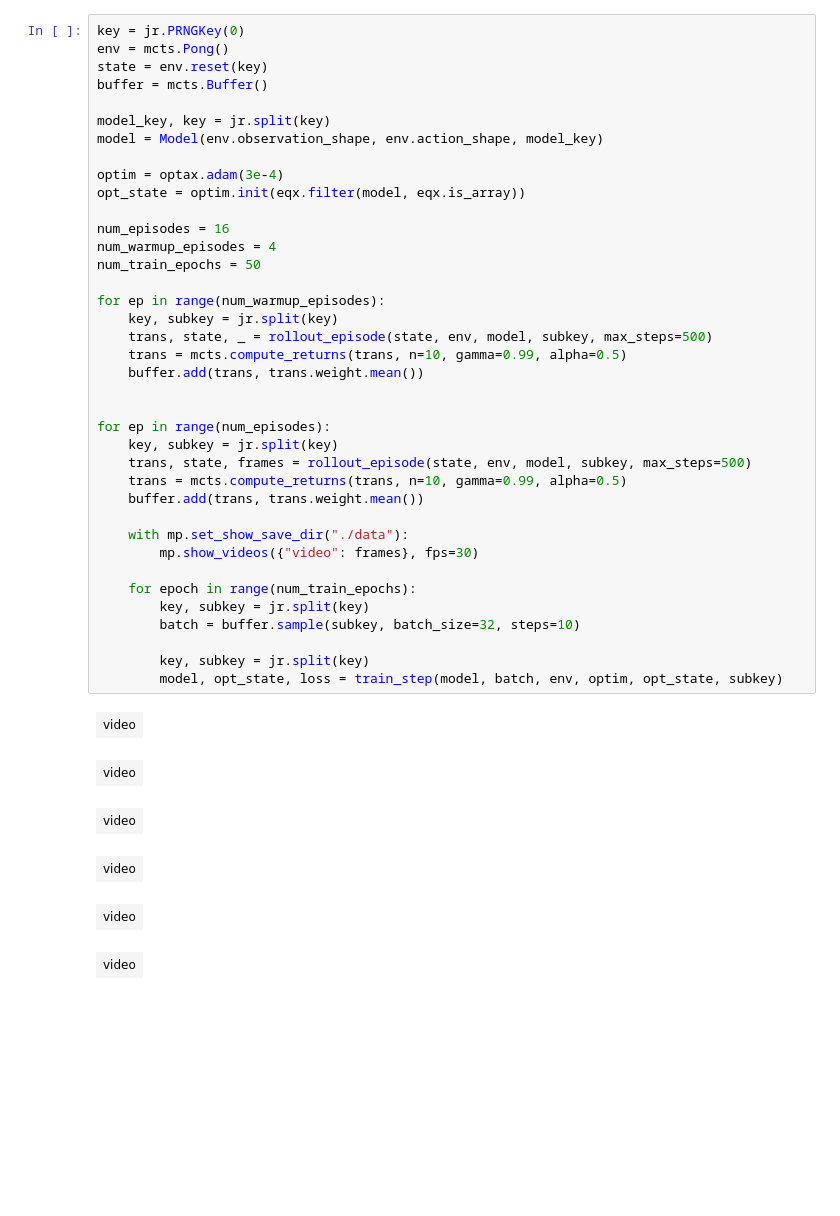
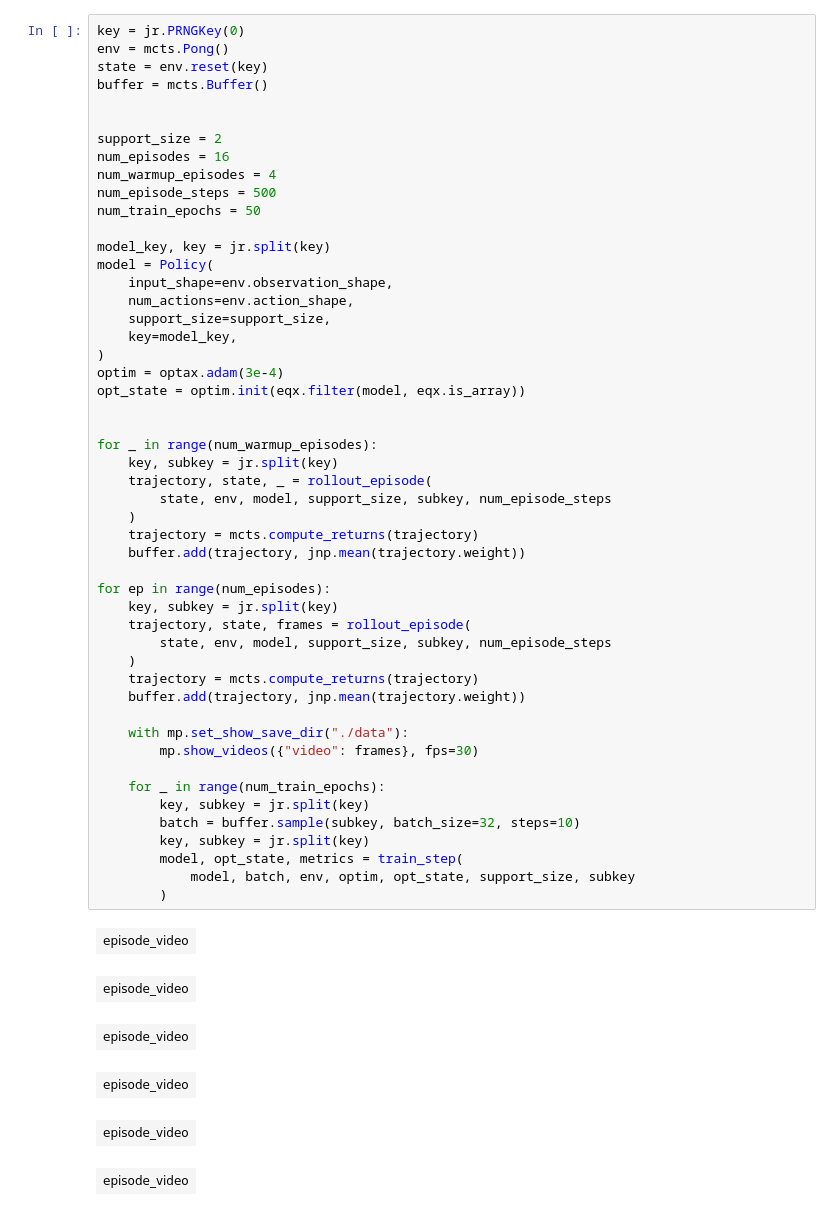
Before and after one commit to alec-tschantz/mcts, a Jupyter notebook: muzero.ipynb, the cells around one changed output. Drawn from its saved outputs; the diff is of its cells as text; blank space fills up the shorter version.

Commit message:
added discrete support

```diff
--- a/muzero.ipynb
+++ b/muzero.ipynb
@@ -142,45 +182,57 @@ def rollout_episode(state, env, model, rng_key, max_steps=200):
 # %%
 key = jr.PRNGKey(0)
 env = mcts.Pong()
 state = env.reset(key)
 buffer = mcts.Buffer()
 
+
+support_size = 2
+num_episodes = 16
+num_warmup_episodes = 4
+num_episode_steps = 500
+num_train_epochs = 50
+
 model_key, key = jr.split(key)
-model = Model(env.observation_shape, env.action_shape, model_key)
-
+model = Policy(
+    input_shape=env.observation_shape,
+    num_actions=env.action_shape,
+    support_size=support_size,
+    key=model_key,
+)
 optim = optax.adam(3e-4)
 opt_state = optim.init(eqx.filter(model, eqx.is_array))
 
-num_episodes = 16
-num_warmup_episodes = 4
-num_train_epochs = 50
 
-for ep in range(num_warmup_episodes):
+for _ in range(num_warmup_episodes):
     key, subkey = jr.split(key)
-    trans, state, _ = rollout_episode(state, env, model, subkey, max_steps=500)
-    trans = mcts.compute_returns(trans, n=10, gamma=0.99, alpha=0.5)
-    buffer.add(trans, trans.weight.mean())
-
+    trajectory, state, _ = rollout_episode(
+        state, env, model, support_size, subkey, num_episode_steps
+    )
+    trajectory = mcts.compute_returns(trajectory)
+    buffer.add(trajectory, jnp.mean(trajectory.weight))
 
 for ep in range(num_episodes):
     key, subkey = jr.split(key)
-    trans, state, frames = rollout_episode(state, env, model, subkey, max_steps=500)
-    trans = mcts.compute_returns(trans, n=10, gamma=0.99, alpha=0.5)
-    buffer.add(trans, trans.weight.mean())
+    trajectory, state, frames = rollout_episode(
+        state, env, model, support_size, subkey, num_episode_steps
+    )
+    trajectory = mcts.compute_returns(trajectory)
+    buffer.add(trajectory, jnp.mean(trajectory.weight))
 
     with mp.set_show_save_dir("./data"):
         mp.show_videos({"video": frames}, fps=30)
 
-    for epoch in range(num_train_epochs):
+    for _ in range(num_train_epochs):
         key, subkey = jr.split(key)
         batch = buffer.sample(subkey, batch_size=32, steps=10)
-
         key, subkey = jr.split(key)
-        model, opt_state, loss = train_step(model, batch, env, optim, opt_state, subkey)
+        model, opt_state, metrics = train_step(
+            model, batch, env, optim, opt_state, support_size, subkey
+        )
 # %% [output]
-| video |
+| episode_video |
-| video |
+| episode_video |
-| video |
+| episode_video |
-| video |
+| episode_video |
-| video |
+| episode_video |
-| video |
+| episode_video |
```
Also changed, not shown: parts of 6 cells of this notebook, 6 other files.
